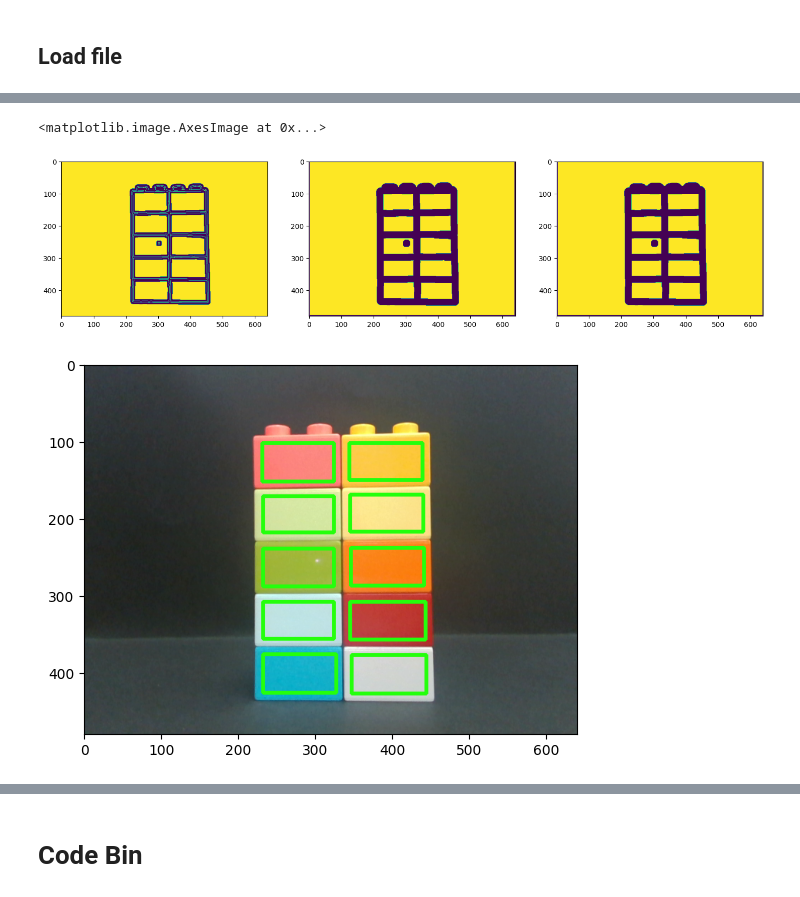
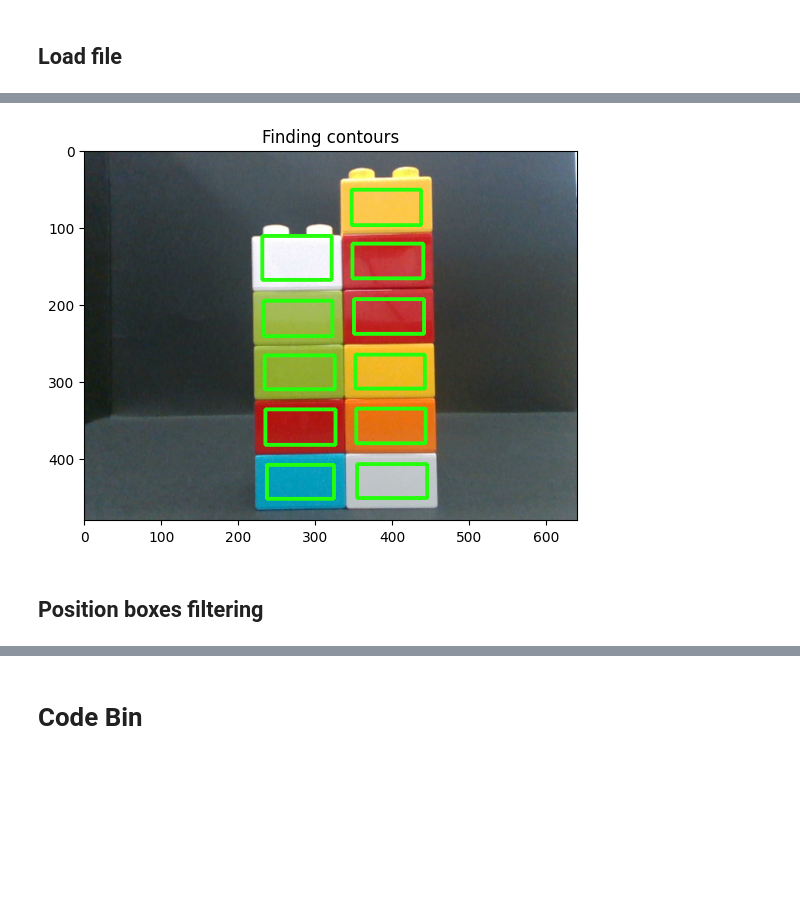
Before and after one commit to jbarciv/LegoMasters, a Jupyter notebook: vision/segmentation.ipynb, the cells around one changed output, grey strips where cells are left out. Cells and saved outputs as stored; diff of their text form; code cells hidden in the pictures; blank space fills up the shorter version.

```diff
--- a/vision/segmentation.ipynb
+++ b/vision/segmentation.ipynb
@@ -12,7 +15,7 @@ import cv2
 ## File paths
 # %%
 # filepath = r'./images/img0.png'
-filepath = r'./images/1.png'
+filepath = r'./images/6.png'
 # filepath = r'./images/img1.png'
 # filepath = r'./images/1_a.jpg'
 # filepath = r'./images/1_b.png' # -> error when the cable appears!
@@ -53,0 +47,18 @@ plt.imshow(edges_r)
+# %%
+##################### Canny to obtain edges #####################
+edges_r = cv2.Canny(img, 100, 200)
+if verbose:
+    plt.figure(figsize=(20, 8))
+    plt.subplot(1, 3, 1)
+    plt.imshow(edges_r)
+    plt.title('Canny')
+blurred = cv2.GaussianBlur(edges_r, (17, 17), 2)
+if verbose:
+    plt.subplot(1, 3, 2)
+    plt.imshow(blurred)
+    plt.title('Gaussian blur')
+edges_r = cv2.Canny(blurred, 90, 150)
+if verbose:
+    plt.subplot(1, 3, 3)
+    plt.title('Canny again')
+    plt.imshow(edges_r)
@@ -54,41 +94,23 @@ plt.imshow(edges_r)
 # %%
-thresh = cv2.adaptiveThreshold(edges_r, 255, cv2.ADAPTIVE_THRESH_MEAN_C, cv2.THRESH_BINARY, 11, 3)
-plt.figure(figsize=(18, 6))
-plt.subplot(1, 3, 1)
-plt.imshow(thresh)
-thresh_cpy = thresh.copy()
-cnts = cv2.findContours(thresh_cpy, cv2.RETR_TREE, cv2.CHAIN_APPROX_SIMPLE)
+##################### Draw rectangles #####################
+## the 'area_treshold' value was determined empirically
+opening_cpy = opening.copy()
+image_cpy = img.copy()
+cnts = cv2.findContours(opening, cv2.RETR_TREE, cv2.CHAIN_APPROX_SIMPLE)
 cnts = cnts[0] if len(cnts) == 2 else cnts[1]
+area_treshold = 40000
+area_min = 2000
+legos = []
 for c in cnts:
-    cv2.drawContours(thresh_cpy, [c], -1, (0,0,0), 4)
-plt.subplot(1, 3, 2)
-plt.imshow(thresh_cpy)
-# Morph open
-thresh_cpy_2 = thresh_cpy.copy()
-kernel = cv2.getStructuringElement(cv2.MORPH_RECT, (5,5))
-opening = cv2.morphologyEx(thresh_cpy_2, cv2.MORPH_OPEN, kernel, iterations=1)
-plt.subplot(1, 3, 3)
-plt.imshow(opening)
+    area = cv2.contourArea(c)
+    if area > area_min and area < area_treshold :
+      x,y,w,h = cv2.boundingRect(c)
+      legos.append([x, y, w, h])
+      cv2.rectangle(image_cpy, (x, y), (x + w, y + h), (36,255,12), 3)
+plt.imshow(image_cpy)
+plt.title('Finding contours')
+plt.show()
 # %% [output]
-<matplotlib.image.AxesImage at 0x...>
-[figure, old version]
+[figure, new version]
-# %%
-# Draw rectangles, the 'area_treshold' value was determined empirically
-opening_cpy = opening.copy()
-image_cpy = img.copy()
-cnts = cv2.findContours(opening, cv2.RETR_TREE, cv2.CHAIN_APPROX_SIMPLE)
-cnts = cnts[0] if len(cnts) == 2 else cnts[1]
-area_treshold = 40000
-area_min = 1000
-legos = []
-for c in cnts:
-    area = cv2.contourArea(c)
-    if area > area_min and area < area_treshold :
-      x,y,w,h = cv2.boundingRect(c)
-      legos.append([x, y, w, h])
-      cv2.rectangle(image_cpy, (x, y), (x + w, y + h), (36,255,12), 3)
-
-plt.imshow(image_cpy)
-plt.show()
-# %% [output]
-[figure, removed]
+# %% [markdown]
+## Position boxes filtering
```
Also changed, not shown: parts of 28 cells of this notebook, 11 other files.
